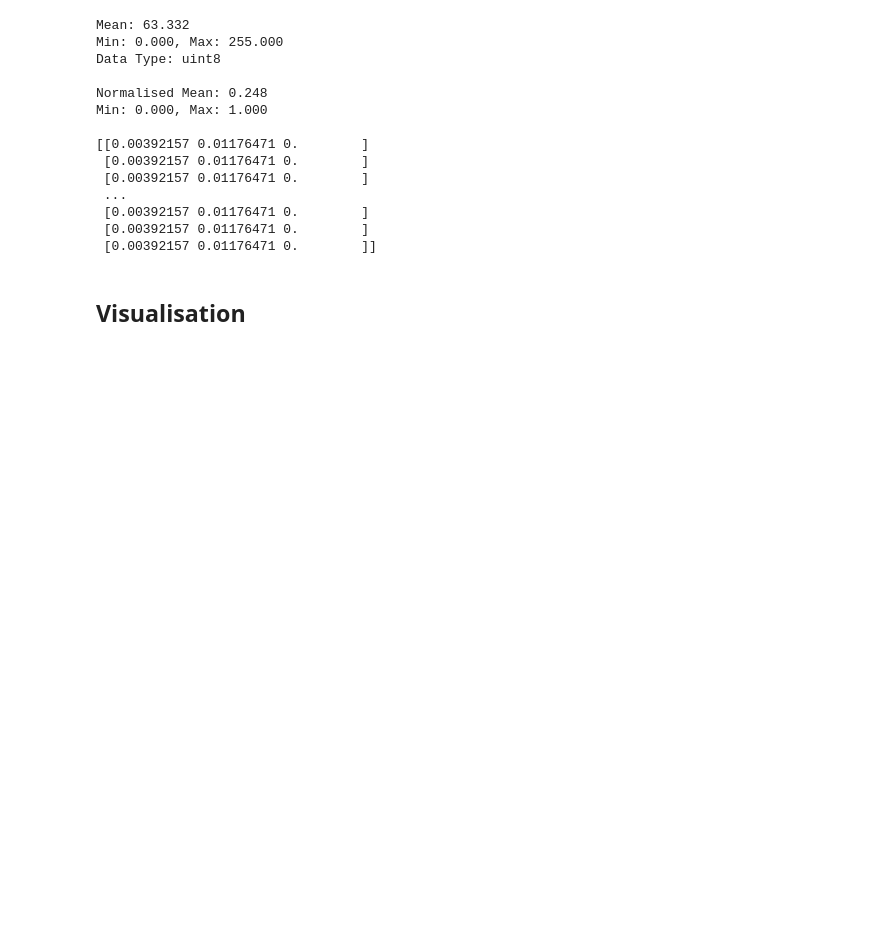
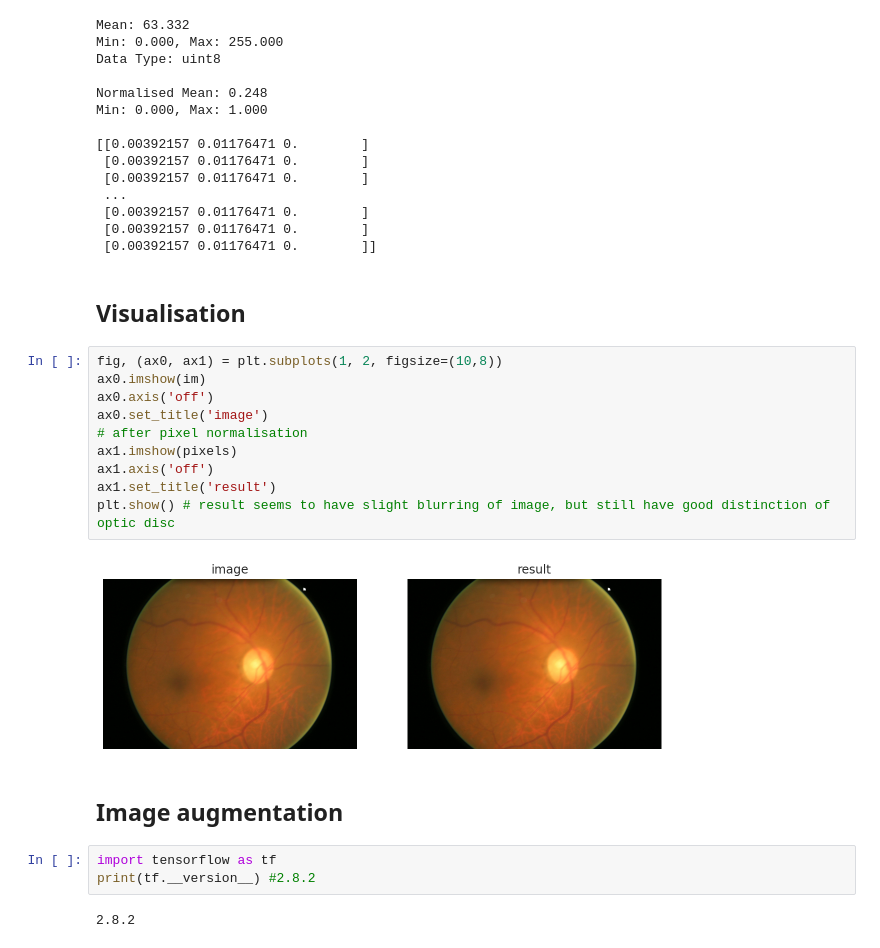
Before and after one commit to yxmauw/GA_Capstone, a Jupyter notebook: Capstone.ipynb, the cells around one changed output. Drawn from its saved outputs; the diff is of its cells as text; blank space fills up the shorter version.

```diff
--- a/Capstone.ipynb
+++ b/Capstone.ipynb
@@ -103,3 +136,22 @@ Min: 0.000, Max: 1.000
  [0.00392157 0.01176471 0.        ]]
 # %% [markdown]
 ## Visualisation
+# %%
+fig, (ax0, ax1) = plt.subplots(1, 2, figsize=(10,8))
+ax0.imshow(im)
+ax0.axis('off')
+ax0.set_title('image')
+# after pixel normalisation
+ax1.imshow(pixels)
+ax1.axis('off')
+ax1.set_title('result')
+plt.show() # result seems to have slight blurring of image, but still have good distinction of optic disc
+# %% [output]
+[figure, added]
+# %% [markdown]
+## Image augmentation
+# %%
+import tensorflow as tf
+print(tf.__version__) #2.8.2
+# %% [output]
+2.8.2
```
Also changed, not shown: parts of 4 cells of this notebook.
